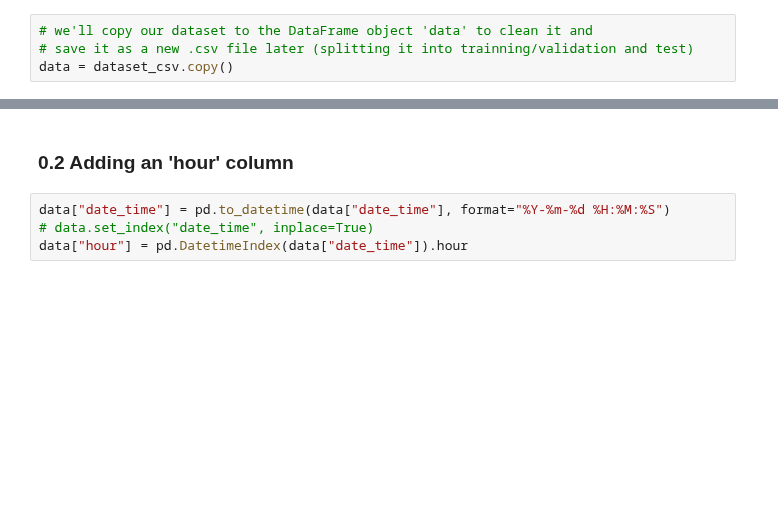
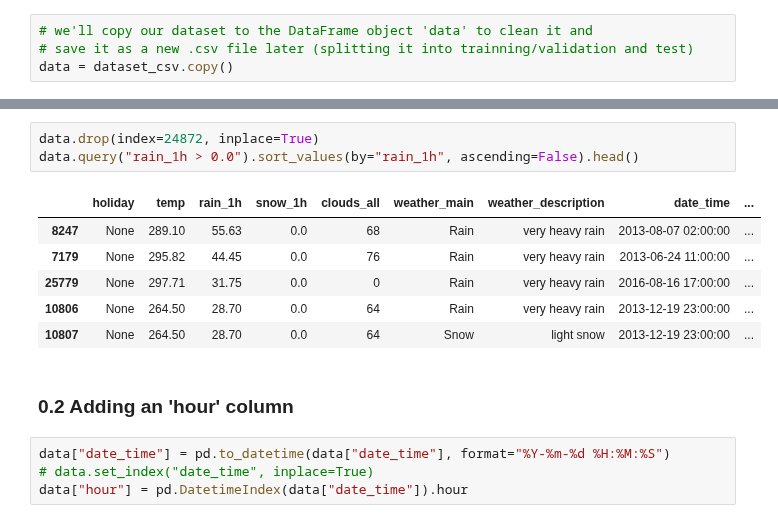
Before and after one commit to laurelkeys/machine-learning, a Jupyter notebook: assignment-1/Assignment1.ipynb, the cells around one changed output, grey strips where cells are left out. Drawn from its saved outputs; the diff is of its cells as text; blank space fills up the shorter version.

```diff
--- a/assignment-1/Assignment1.ipynb
+++ b/assignment-1/Assignment1.ipynb
@@ -304,3 +317,13 @@ print(data.shape) # removes 10 invalid examples
+# %%
+data.drop(index=24872, inplace=True)
+data.query("rain_1h > 0.0").sort_values(by="rain_1h", ascending=False).head()
+# %% [output]
+|  | holiday | temp | rain_1h | snow_1h | clouds_all | weather_main | weather_description | date_time | ... |
+| 8247 | None | 289.10 | 55.63 | 0.0 | 68 | Rain | very heavy rain | 2013-08-07 02:00:00 | ... |
+| 7179 | None | 295.82 | 44.45 | 0.0 | 76 | Rain | very heavy rain | 2013-06-24 11:00:00 | ... |
+| 25779 | None | 297.71 | 31.75 | 0.0 | 0 | Rain | very heavy rain | 2016-08-16 17:00:00 | ... |
+| 10806 | None | 264.50 | 28.70 | 0.0 | 64 | Rain | very heavy rain | 2013-12-19 23:00:00 | ... |
+| 10807 | None | 264.50 | 28.70 | 0.0 | 64 | Snow | light snow | 2013-12-19 23:00:00 | ... |
 # %% [markdown]
 ### 0.2 Adding an 'hour' column
 # %%
```
Also changed, not shown: parts of 12 cells of this notebook, 1 other file.
